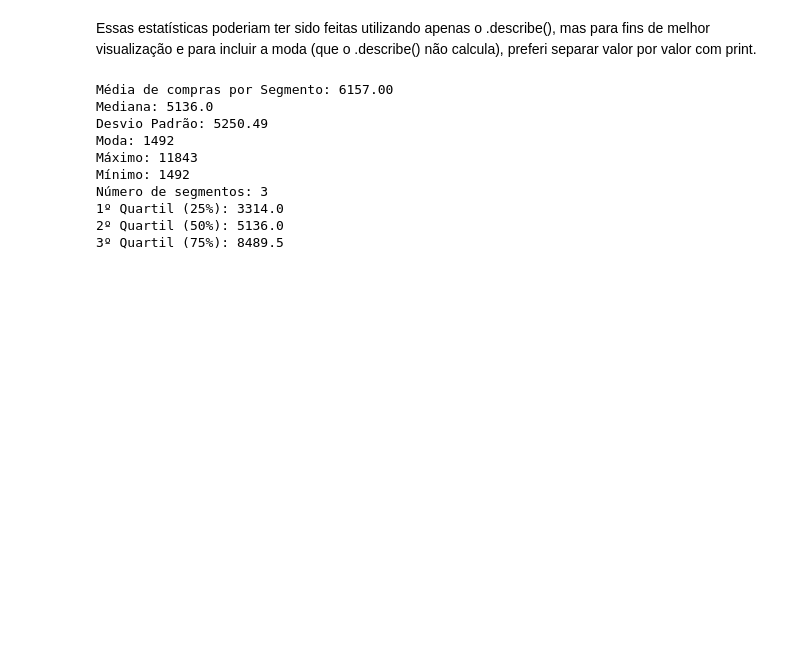
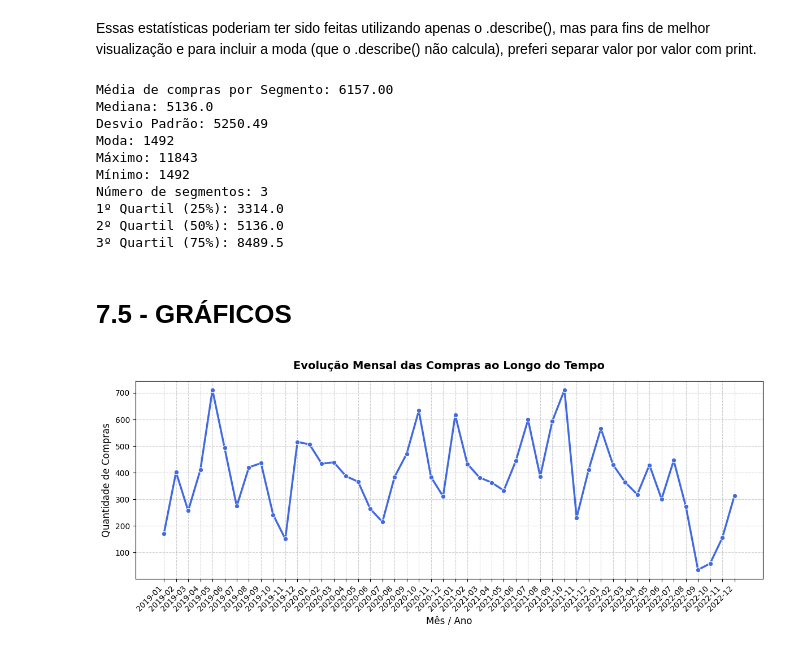
Before and after one commit to KrathK9722/Analise-de-Dados-Python-Projeto-Avaliativo-M1W07, a Jupyter notebook: ARQUIVOS/Analise_Google_COLAB.ipynb, the cells around one changed output. Saved outputs shown, nothing was run; the diff lists cells and outputs as text; code cells hidden in the pictures; blank space fills up the shorter version.

Commit message:
Análise dos gráficos e insights sobre queda abrupta de compras no período de setembro de 2022.

```diff
--- a/ARQUIVOS/Analise_Google_COLAB.ipynb
+++ b/ARQUIVOS/Analise_Google_COLAB.ipynb
@@ -683,3 +683,30 @@ Número de segmentos: 3
 1º Quartil (25%): 3314.0
 2º Quartil (50%): 5136.0
 3º Quartil (75%): 8489.5
+# %% [markdown]
+# **7.5 - GRÁFICOS**
+# %%
+
+plt.figure(figsize=(12, 5))
+
+# Transformando PERIOD em
+resumo_mensal['MES_ANO_STR'] = resumo_mensal['MES_ANO'].astype(str)
+
+# Criando linha de evolução
+sns.lineplot(data=resumo_mensal, x='MES_ANO_STR', y='QUANTIDADE_COMPRAS', marker='o', linewidth=2.5, color='royalblue')
+
+# Ajuste dos textos
+plt.title('Evolução Mensal das Compras ao Longo do Tempo', fontsize=14, fontweight='bold', pad=15)
+plt.xlabel('Mês / Ano', fontsize=12)
+plt.ylabel('Quantidade de Compras', fontsize=12)
+
+# Posicionar as datas na diagonal para caber no gráfico
+plt.xticks(rotation=45, ha='right')
+
+plt.grid(True, linestyle='--', alpha=0.6)
+plt.tight_layout()  #Aumenta o tamanho do espaço para garantir que nada seja cortado
+
+# Exibir o gráfico
+plt.show()
+# %% [output]
+[figure, added]
```
Also changed, not shown: parts of 7 cells of this notebook.
